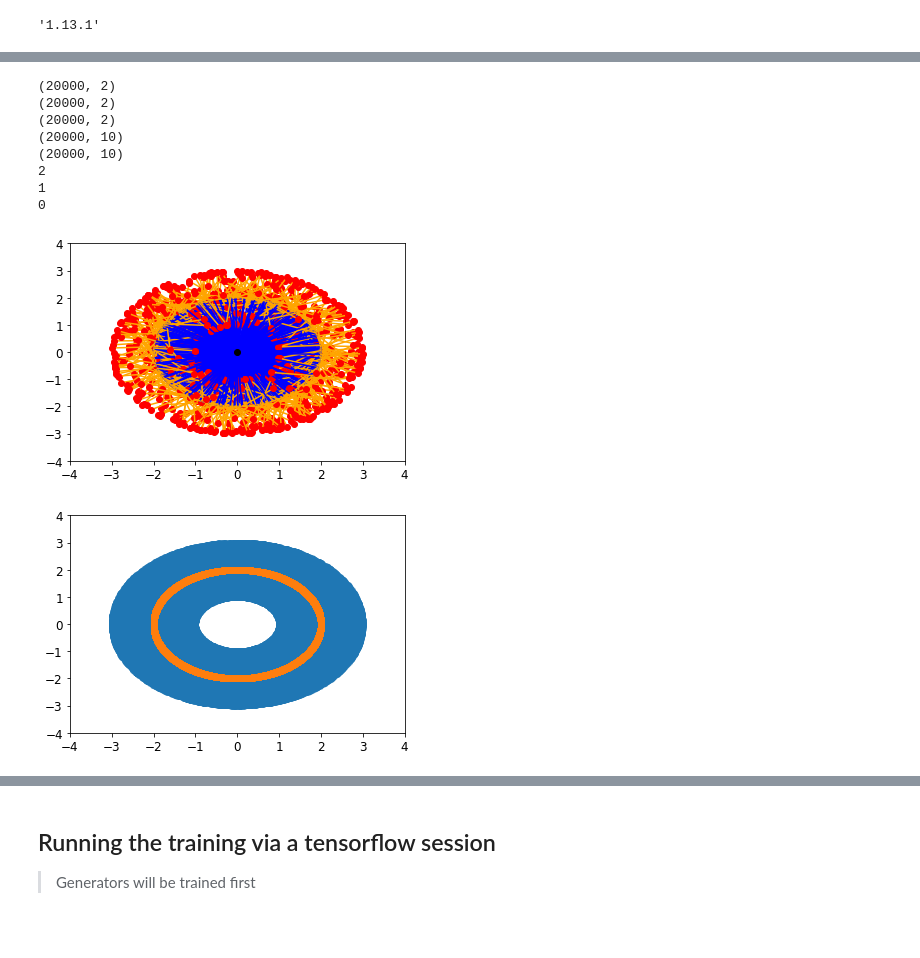
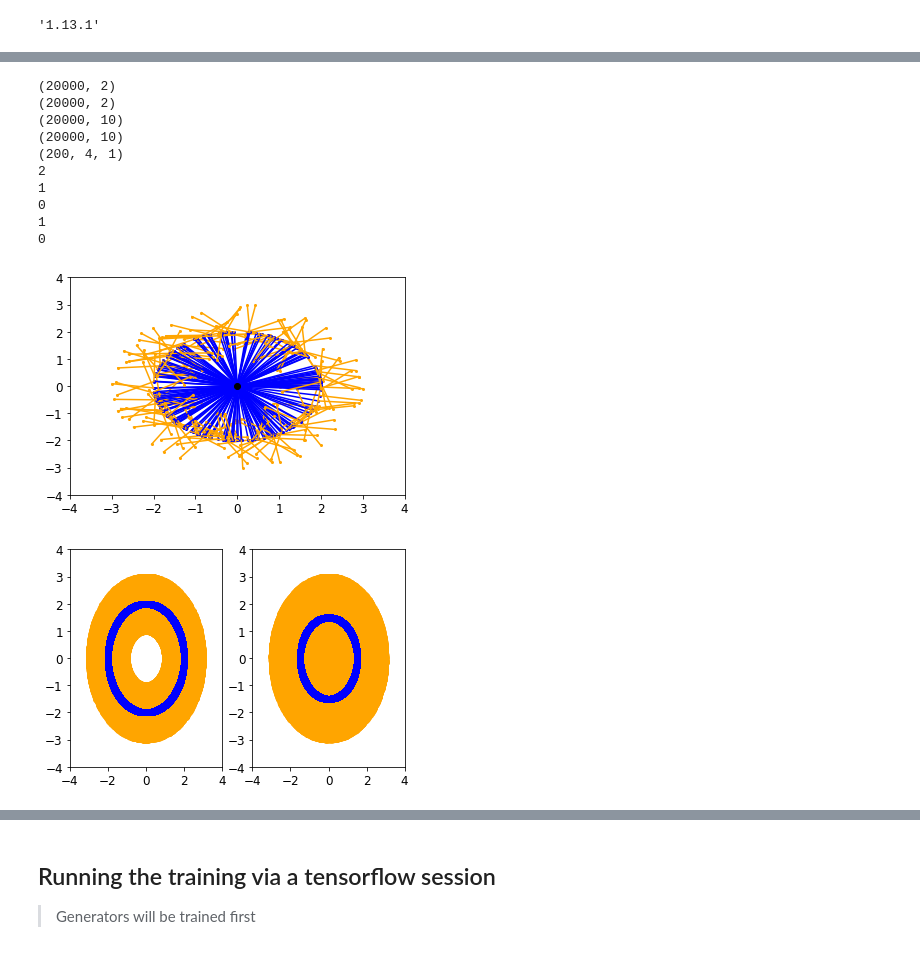
Before and after one commit to ahsanMah/roboGAN, a Jupyter notebook: roboCycleGAN.ipynb, the cells around one changed output, grey strips where cells are left out. Drawn from its saved outputs; the diff is of its cells as text; code cells hidden in the pictures.

```diff
--- a/roboCycleGAN.ipynb
+++ b/roboCycleGAN.ipynb
@@ -86,31 +59,35 @@ plt.scatter(X2[:,0], X2[:,1])
 # %%
 nrLinks1 = 2
 lengths1 = [2,1]
 nrLinks2 = 2
-lengths2 = [2,0.8]
+lengths2 = [1.5,1.5]
 nrSamples = 20000
 xr1, yr1 = computeRobotData([-np.pi, np.pi], nrLinks1, lengths1, nrSamples)
-xr1Test, yr1Test = computeRobotData([-np.pi, np.pi], 2, [2,1], nrSamples)
 xr2, yr2 = computeRobotData([-np.pi, np.pi], nrLinks2, lengths2, nrSamples)
 r1=np.concatenate([xr1,yr1], axis=1)
 r2=np.concatenate([xr2,yr2], axis=1)
 print(r1.shape)
 print(r2.shape)
-drawRobotArm(yr1[1:1000,:4])
+drawRobotArm(yr1[:200,:4])
 plt.figure()
-plotRobotDistribution(yr1[:,:4])
+plt.subplot(1,2,1)
+plotRobotDistribution(yr1[:,:nrLinks1*2])
+plt.subplot(1,2,2)
+plotRobotDistribution(yr2[:,:nrLinks2*2])
 train_data = np.concatenate([r1,r2], axis=1)
 # %% [output]
-(20000, 2)
 (20000, 2)
 (20000, 2)
 (20000, 10)
 (20000, 10)
+(200, 4, 1)
 2
 1
 0
+1
+0
-[figure, old version]
+[figure, new version]
-[figure, old version]
+[figure, new version]
 # %%
 print(len(yr1[1,:4].shape))
 x = np.expand_dims(yr1[1,:4], axis=0)
```
Also changed, not shown: parts of 17 cells of this notebook.
